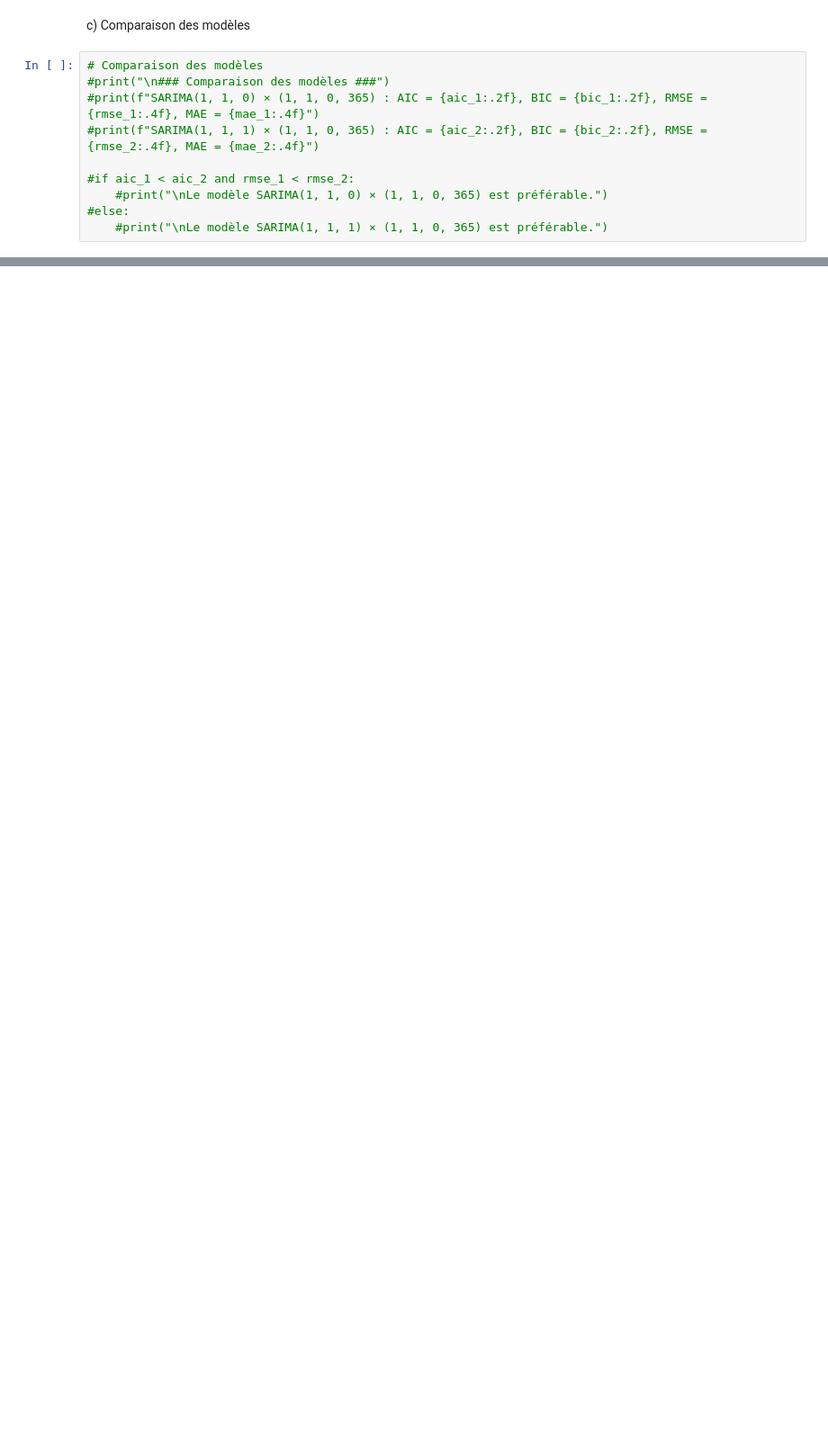
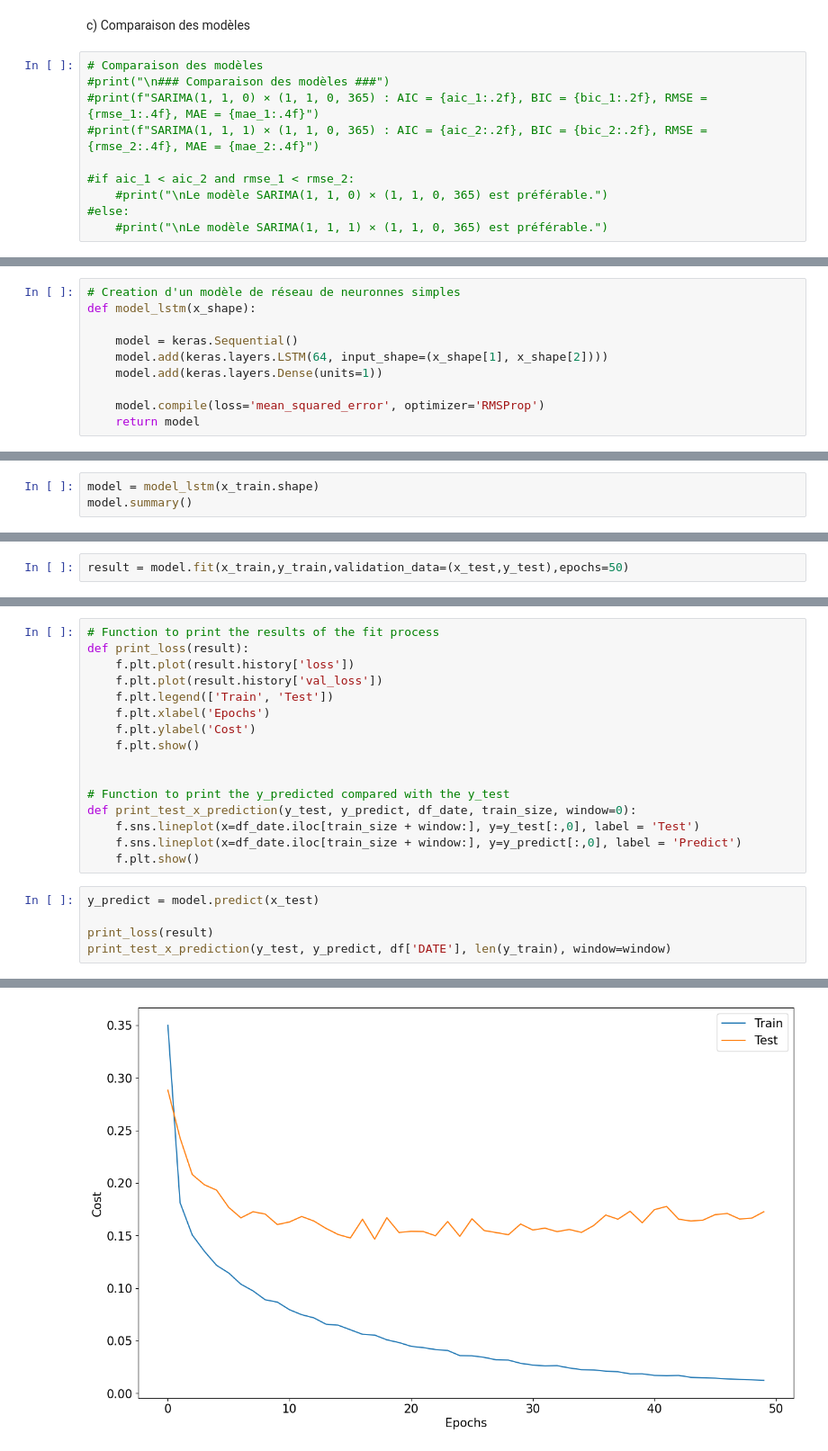
Before and after one commit to laureineCompaore/ProjetPython, a Jupyter notebook: Modélisation_finale.ipynb, the cells around one changed output, grey strips where cells are left out. Shown at 90% size. Drawn from its saved outputs; the diff is of its cells as text; blank space fills up the shorter version.

```diff
--- a/Modélisation_finale.ipynb
+++ b/Modélisation_finale.ipynb
@@ -757,0 +890,10 @@ c) Comparaison des modèles
+# %%
+# Creation d'un modèle de réseau de neuronnes simples
+def model_lstm(x_shape):
+
+    model = keras.Sequential()
+    model.add(keras.layers.LSTM(64, input_shape=(x_shape[1], x_shape[2])))
+    model.add(keras.layers.Dense(units=1))
+
+    model.compile(loss='mean_squared_error', optimizer='RMSProp')
+    return model
@@ -757,0 +904,3 @@ c) Comparaison des modèles
+# %%
+model = model_lstm(x_train.shape)
+model.summary()
@@ -757,0 +919,2 @@ c) Comparaison des modèles
+# %%
+result = model.fit(x_train,y_train,validation_data=(x_test,y_test),epochs=50)
@@ -757,0 +941,22 @@ c) Comparaison des modèles
+# %%
+# Function to print the results of the fit process
+def print_loss(result):
+    f.plt.plot(result.history['loss'])
+    f.plt.plot(result.history['val_loss'])
+    f.plt.legend(['Train', 'Test'])
+    f.plt.xlabel('Epochs')
+    f.plt.ylabel('Cost')
+    f.plt.show()
+
+
+# Function to print the y_predicted compared with the y_test
+def print_test_x_prediction(y_test, y_predict, df_date, train_size, window=0):
+    f.sns.lineplot(x=df_date.iloc[train_size + window:], y=y_test[:,0], label = 'Test')
+    f.sns.lineplot(x=df_date.iloc[train_size + window:], y=y_predict[:,0], label = 'Predict')
+    f.plt.show()
+# %%
+y_predict = model.predict(x_test)
+
+print_loss(result)
+print_test_x_prediction(y_test, y_predict, df['DATE'], len(y_train), window=window)
+# %% [output]
@@ -757,0 +965 @@ c) Comparaison des modèles
+[figure, added]
```
Also changed, not shown: parts of 40 cells of this notebook, 1 other file.
